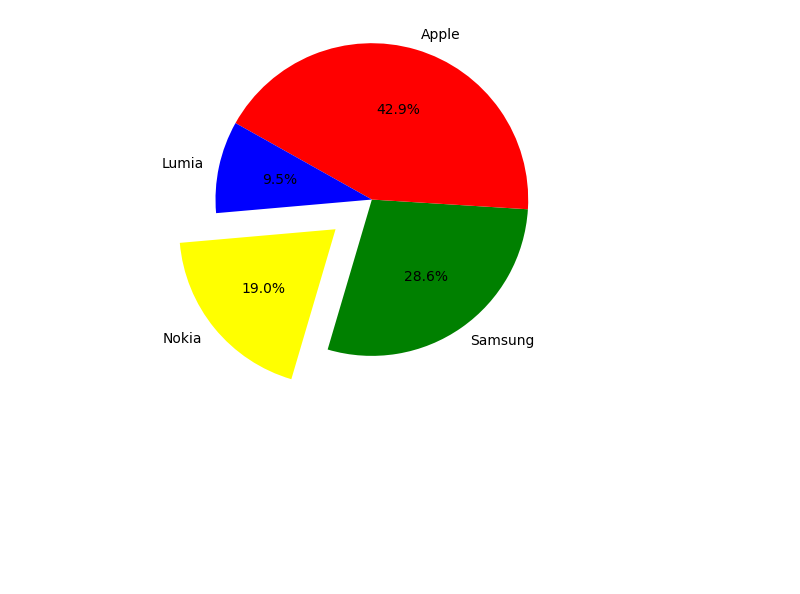
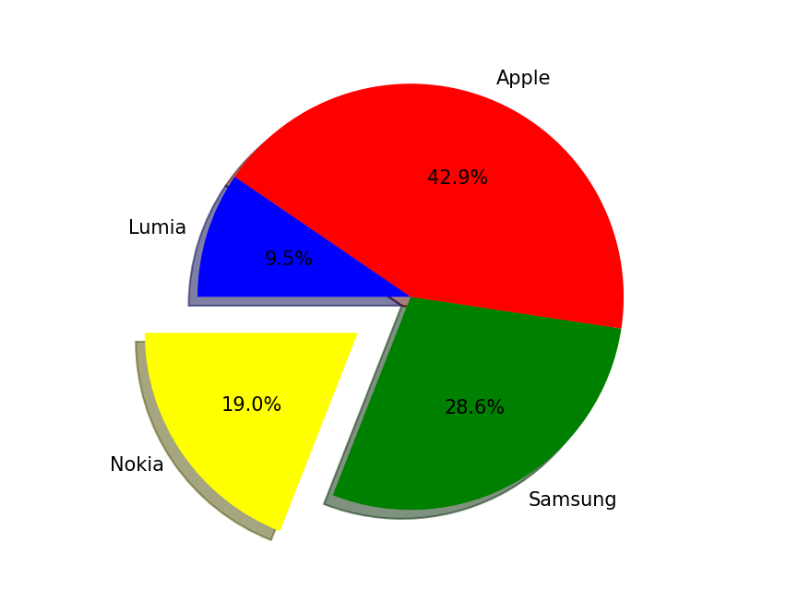
Before and after one commit to victor1629/PYTHON, a Jupyter notebook: lesson15/lesson15_homework.ipynb, the cells around one changed output. Saved outputs shown, nothing was run; the diff lists cells and outputs as text; code cells hidden in the pictures; blank space fills up the shorter version.

```diff
--- a/lesson15/lesson15_homework.ipynb
+++ b/lesson15/lesson15_homework.ipynb
@@ -1,24 +1,22 @@
 # %%
 import matplotlib.pyplot as plt
 
-# 資料
+
 labels = ['Nokia', 'Samsung', 'Apple', 'Lumia']
 values = [20, 30, 45, 10]
 colors = ['yellow', 'green', 'red', 'blue']
-explode = (0.3, 0, 0, 0)  # only "explode" the first slice (Nokia)
+explode = (0.3, 0, 0, 0)
 
-# 繪製 Pie 圖表
-plt.pie(values,
+figure = plt.figure(figsize=(5,5),dpi=150,)
+axes = figure.add_subplot(1,1,1)
+axes.pie(values,
         labels=labels,
         colors=colors,
         autopct='%1.1f%%',
-        startangle=185,
-        explode=explode)  # add explode here
+        startangle=180,
+        explode=explode,
+        shadow=True)
 
-# 設定圖表屬性
-plt.axis('equal')  # 讓圖表呈現為正圓形
-
-# 顯示圖表
 plt.show()
 # %% [output]
-[figure, old version]
+[figure, new version]
```
Also changed, not shown: 4 other files.
